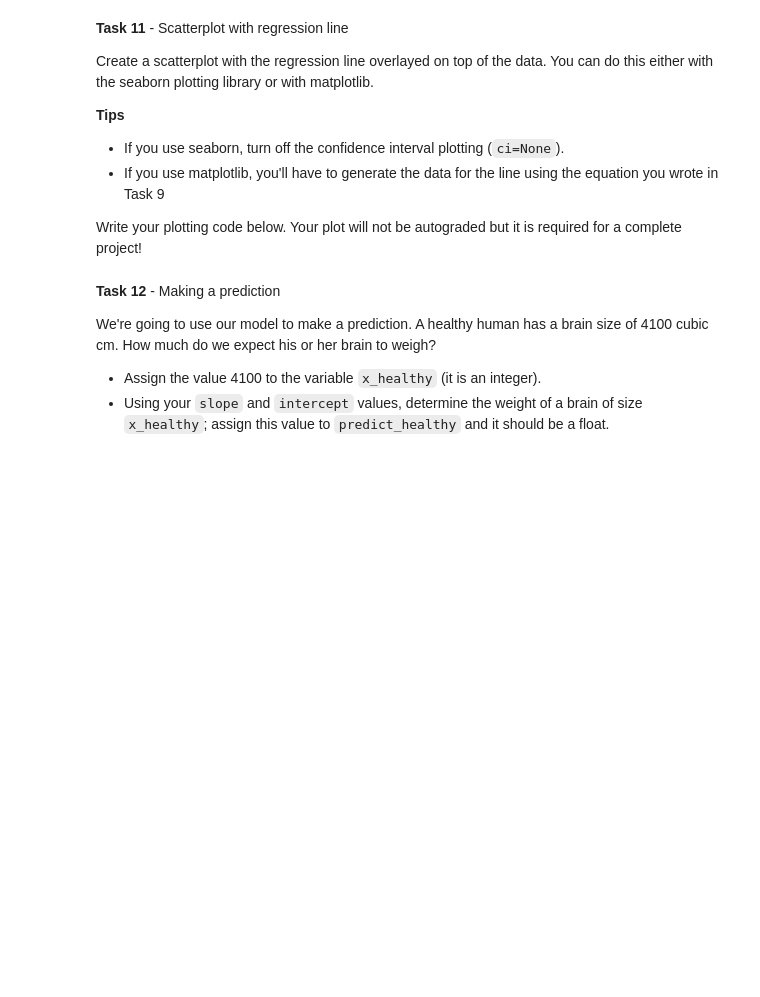
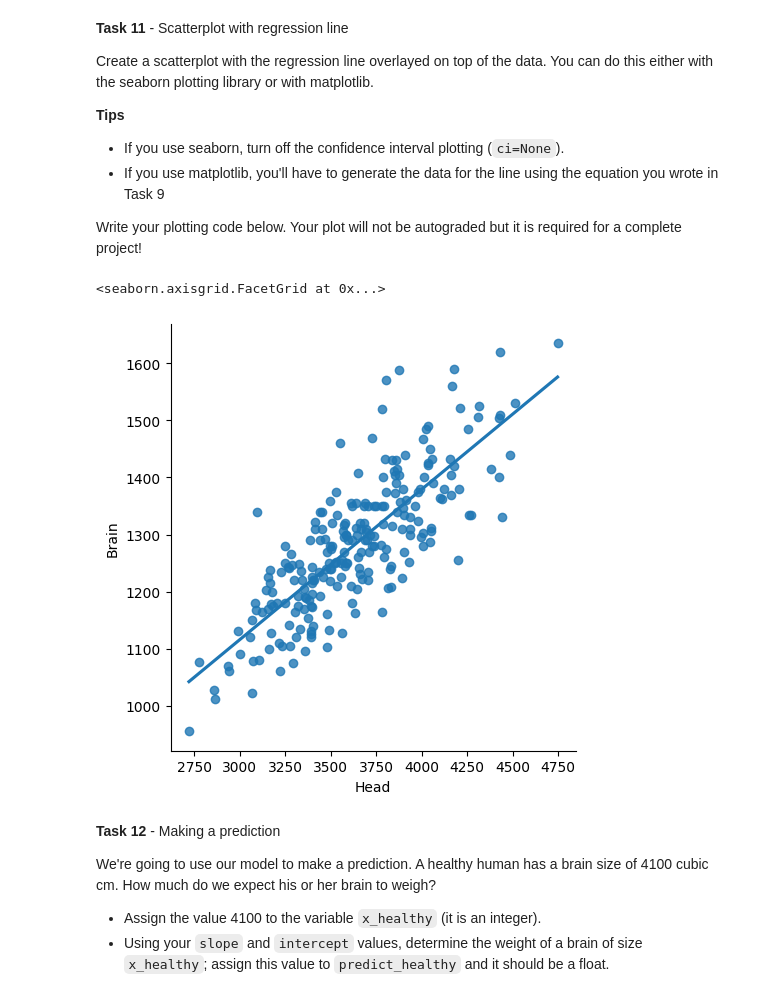
Before and after one commit to sikoh/DS-Statistics, a Jupyter notebook: Linear-Correlation-Regression/DS_SimpleLinearRegression_Homework.ipynb, the cells around one changed output. Cells and saved outputs as stored; diff of their text form; code cells hidden in the pictures; blank space fills up the shorter version.

```diff
--- a/Linear-Correlation-Regression/DS_SimpleLinearRegression_Homework.ipynb
+++ b/Linear-Correlation-Regression/DS_SimpleLinearRegression_Homework.ipynb
@@ -352,9 +352,13 @@ Write your plotting code below. Your plot will not be autograded but it is requi
 # %%
 # Task 11
 
 # Plotting code here; not autograde3d
 # YOUR CODE HERE
-raise NotImplementedError()
+#raise NotImplementedError()
+sns.lmplot(x = 'Head', y='Brain', data = brainhead, ci= None)
+# %% [output]
+<seaborn.axisgrid.FacetGrid at 0x...>
+[figure, added]
 # %% [markdown]
 **Task 12** - Making a prediction
 
```
Also changed, not shown: parts of 6 cells of this notebook.
